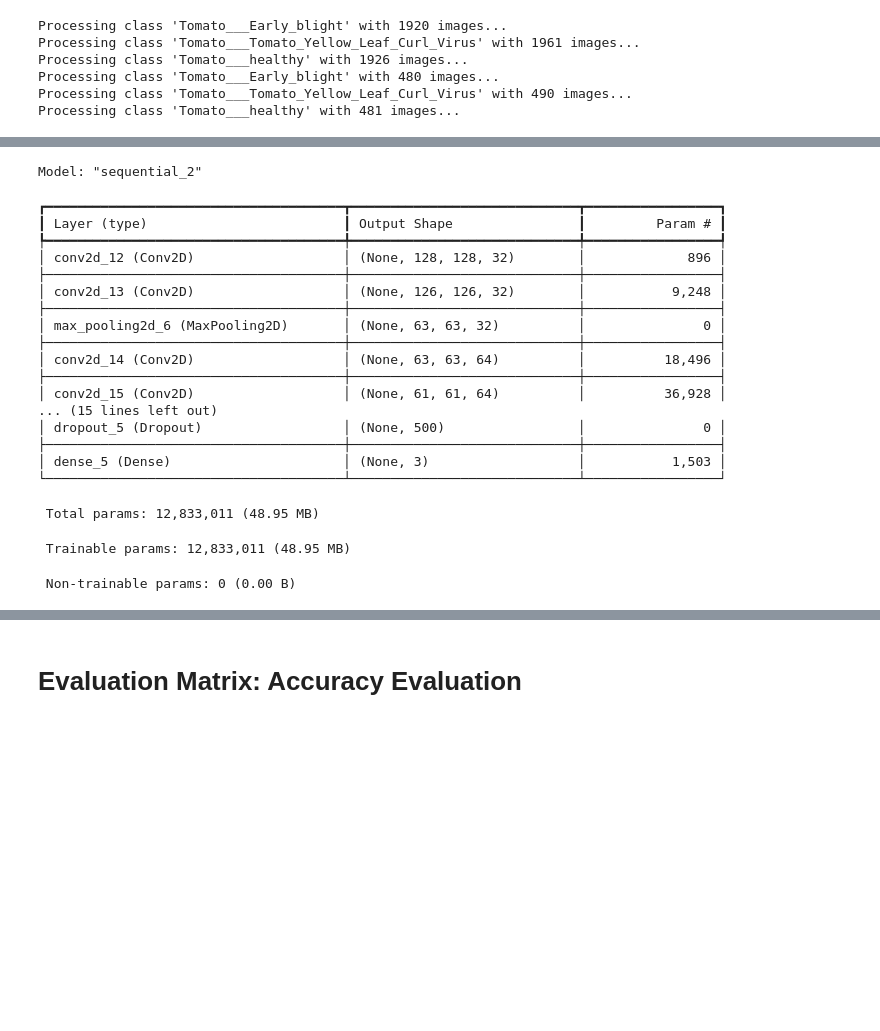
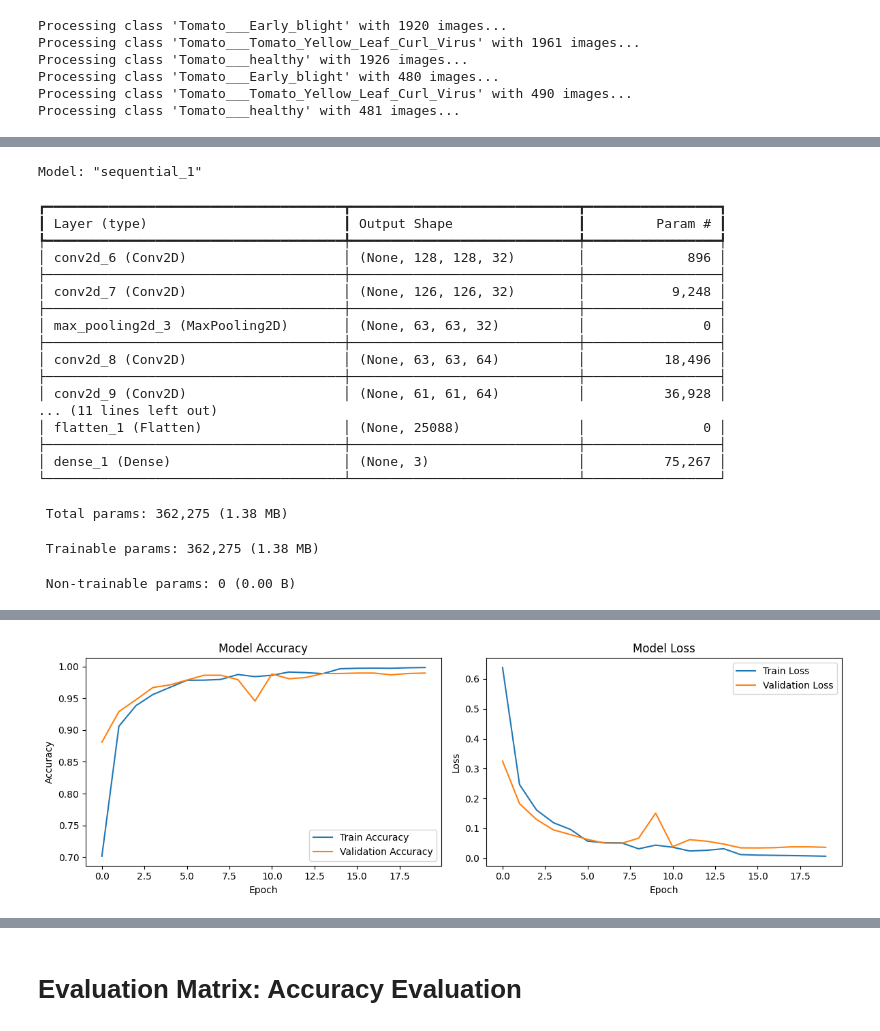
Before and after one commit to Edwin1340/CVNLPGA, a Jupyter notebook: CVNLPASGM.ipynb, the cells around one changed output, grey strips where cells are left out. Cells and saved outputs as stored; diff of their text form; code cells hidden in the pictures; blank space fills up the shorter version.

```diff
--- a/CVNLPASGM.ipynb
+++ b/CVNLPASGM.ipynb
@@ -152,8 +196,6 @@ model.add(layers.MaxPooling2D((2,2)))
 
 model.add(tf.keras.layers.Dropout(0.2))
 model.add(tf.keras.layers.Flatten())
-model.add(tf.keras.layers.Dense(units=500,activation='relu'))
-model.add(tf.keras.layers.Dropout(0.4))
 model.add(layers.Dense(len(Diseases_classes), activation = 'softmax'))
 
 model.compile(optimizer = tf.keras.optimizers.Adam(learning_rate = 0.0001),
@@ -163,26 +205,26 @@ model.compile(optimizer = tf.keras.optimizers.Adam(learning_rate = 0.0001),
 
 model.summary()
 # %% [output]
-Model: "sequential_2"
+Model: "sequential_1"
 ┏━━━━━━━━━━━━━━━━━━━━━━━━━━━━━━━━━━━━━━┳━━━━━━━━━━━━━━━━━━━━━━━━━━━━━┳━━━━━━━━━━━━━━━━━┓
 ┃ Layer (type)                         ┃ Output Shape                ┃         Param # ┃
 ┡━━━━━━━━━━━━━━━━━━━━━━━━━━━━━━━━━━━━━━╇━━━━━━━━━━━━━━━━━━━━━━━━━━━━━╇━━━━━━━━━━━━━━━━━┩
-│ conv2d_12 (Conv2D)                   │ (None, 128, 128, 32)        │             896 │
+│ conv2d_6 (Conv2D)                    │ (None, 128, 128, 32)        │             896 │
 ├──────────────────────────────────────┼─────────────────────────────┼─────────────────┤
-│ conv2d_13 (Conv2D)                   │ (None, 126, 126, 32)        │           9,248 │
+│ conv2d_7 (Conv2D)                    │ (None, 126, 126, 32)        │           9,248 │
 ├──────────────────────────────────────┼─────────────────────────────┼─────────────────┤
-│ max_pooling2d_6 (MaxPooling2D)       │ (None, 63, 63, 32)          │               0 │
+│ max_pooling2d_3 (MaxPooling2D)       │ (None, 63, 63, 32)          │               0 │
 ├──────────────────────────────────────┼─────────────────────────────┼─────────────────┤
-│ conv2d_14 (Conv2D)                   │ (None, 63, 63, 64)          │          18,496 │
+│ conv2d_8 (Conv2D)                    │ (None, 63, 63, 64)          │          18,496 │
 ├──────────────────────────────────────┼─────────────────────────────┼─────────────────┤
-│ conv2d_15 (Conv2D)                   │ (None, 61, 61, 64)          │          36,928 │
-... (15 lines left out)
-│ dropout_5 (Dropout)                  │ (None, 500)                 │               0 │
+│ conv2d_9 (Conv2D)                    │ (None, 61, 61, 64)          │          36,928 │
+... (11 lines left out)
+│ flatten_1 (Flatten)                  │ (None, 25088)               │               0 │
 ├──────────────────────────────────────┼─────────────────────────────┼─────────────────┤
-│ dense_5 (Dense)                      │ (None, 3)                   │           1,503 │
+│ dense_1 (Dense)                      │ (None, 3)                   │          75,267 │
 └──────────────────────────────────────┴─────────────────────────────┴─────────────────┘
- Total params: 12,833,011 (48.95 MB)
+ Total params: 362,275 (1.38 MB)
- Trainable params: 12,833,011 (48.95 MB)
+ Trainable params: 362,275 (1.38 MB)
  Non-trainable params: 0 (0.00 B)
 # %%
 # model.compile(optimizer = tf.keras.optimizers.Adam(learning_rate = 0.0001),
@@ -200,7 +242,7 @@ history = model.fit(
     y_train,
     epochs=20,  # Number of epochs to train
     batch_size=32,  # Number of samples per gradient update
-    validation_data=(X_test, y_test),  # Validation data
+    validation_data=(X_valid, y_valid),  # Validation data
     callbacks=[early_stopping, reduce_lr],  # Add callbacks for optimization
     verbose=1  # Display progress during training
 )
@@ -231,3 +288,4 @@ Epoch 1/20
+[figure, added]
 # %%
 train_loss, train_acc = model.evaluate(train_images, train_labels)
 print('Training Accuracy: ', train_acc)
```
Also changed, not shown: parts of 16 cells of this notebook.
